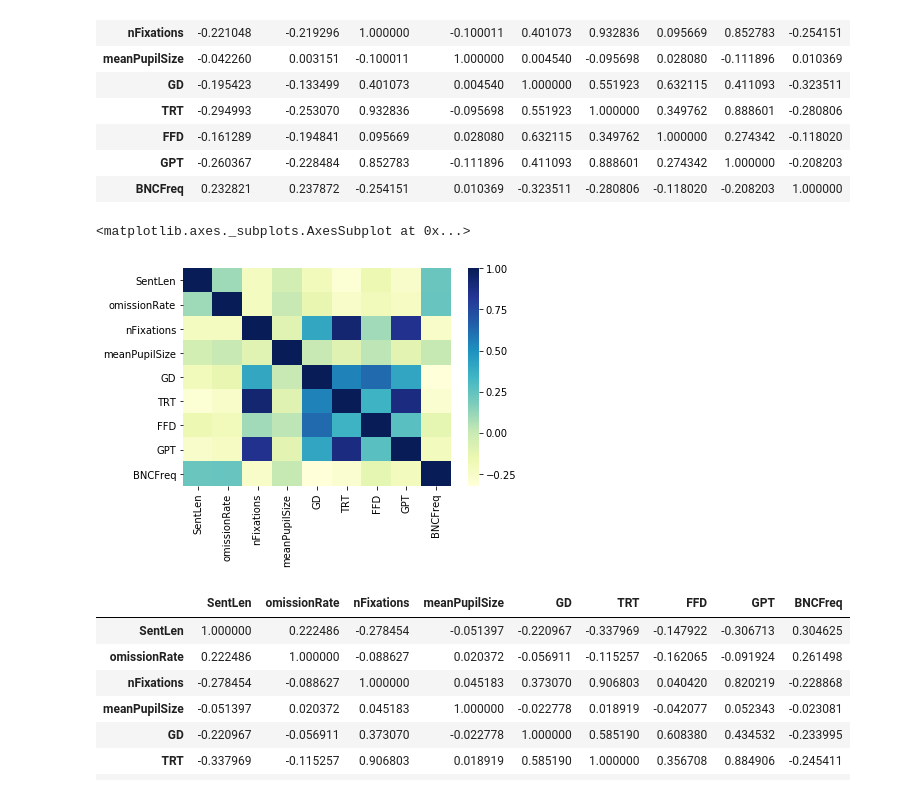
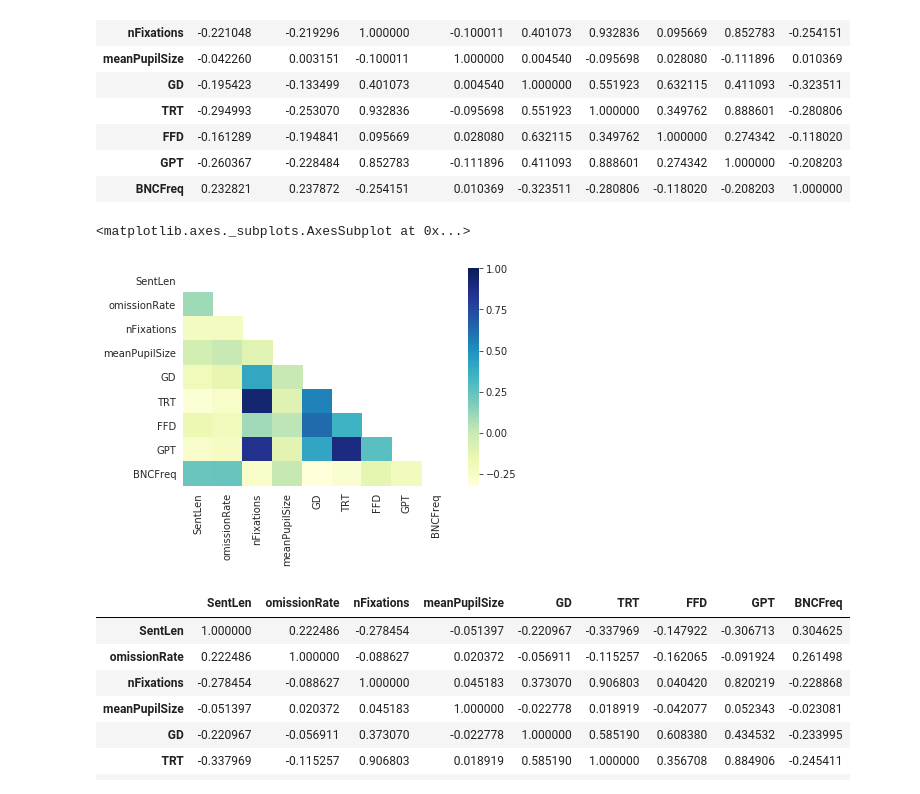
Before and after one commit to PosoSAgapo/NER-with-EEG-and-ET, a Jupyter notebook: data_exploration.ipynb, the cells around one changed output. Drawn from its saved outputs; the diff is of its cells as text; code cells hidden in the pictures.

Commit message:
Cleaned code, fixed typos, and added heatmaps for correlation matrices

```diff
--- a/data_exploration.ipynb
+++ b/data_exploration.ipynb
@@ -100,10 +117,10 @@ corr_mat(compute_allvals(first_half), heatmap=False)
 | GPT | -0.260367 | -0.228484 | 0.852783 | -0.111896 | 0.411093 | 0.888601 | 0.274342 | 1.000000 | -0.208203 |
 | BNCFreq | 0.232821 | 0.237872 | -0.254151 | 0.010369 | -0.323511 | -0.280806 | -0.118020 | -0.208203 | 1.000000 |
 # %%
-corr_mat(compute_allvals(first_half), heatmap=True)
+corr_mat(compute_allvals(first_half), heatmap=True, mask=True)
 # %% [output]
 <matplotlib.axes._subplots.AxesSubplot at 0x...>
-[figure, old version]
+[figure, new version]
 # %%
 corr_mat(compute_allvals(second_half), heatmap=False)
 # %% [output]
```
Also changed, not shown: parts of 14 cells of this notebook, 1 other file.
